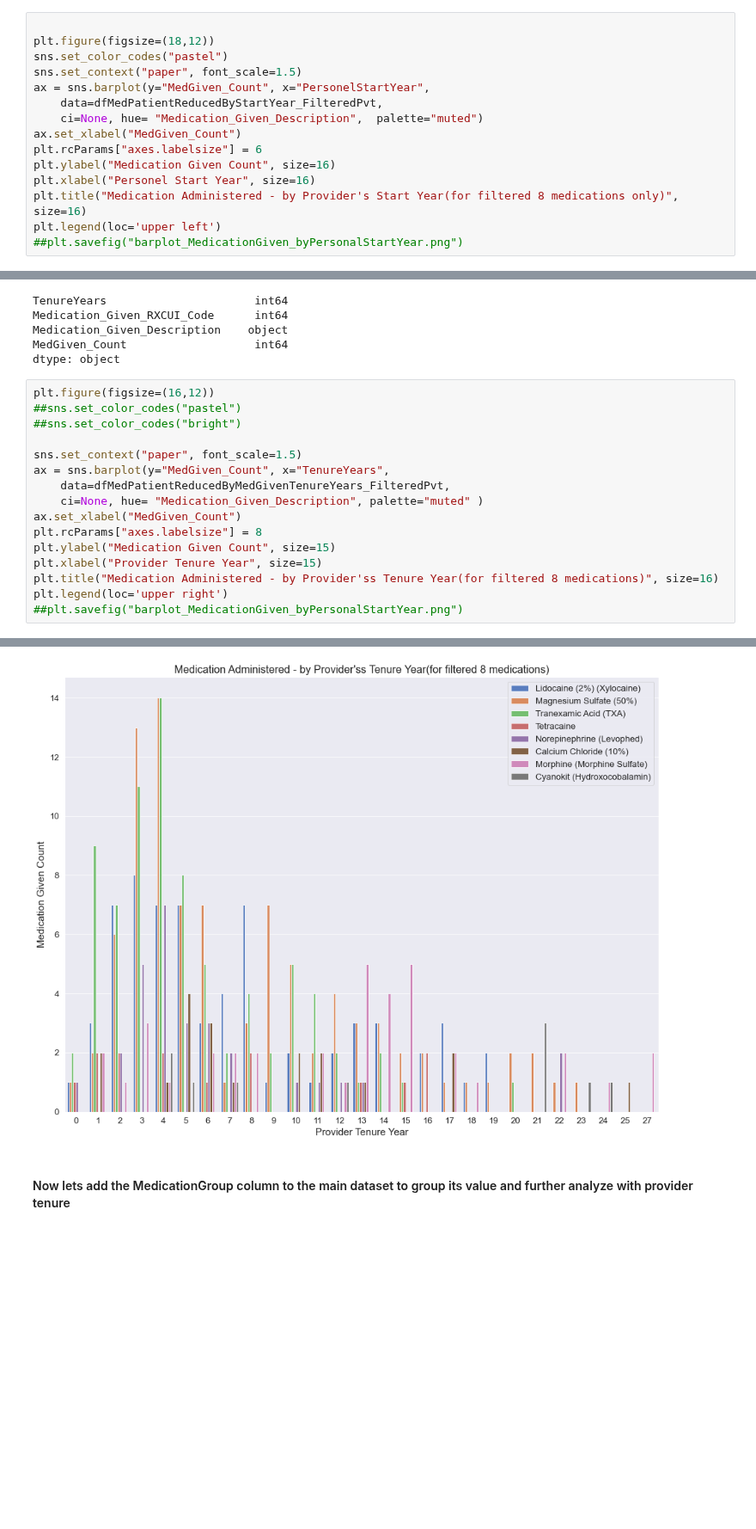
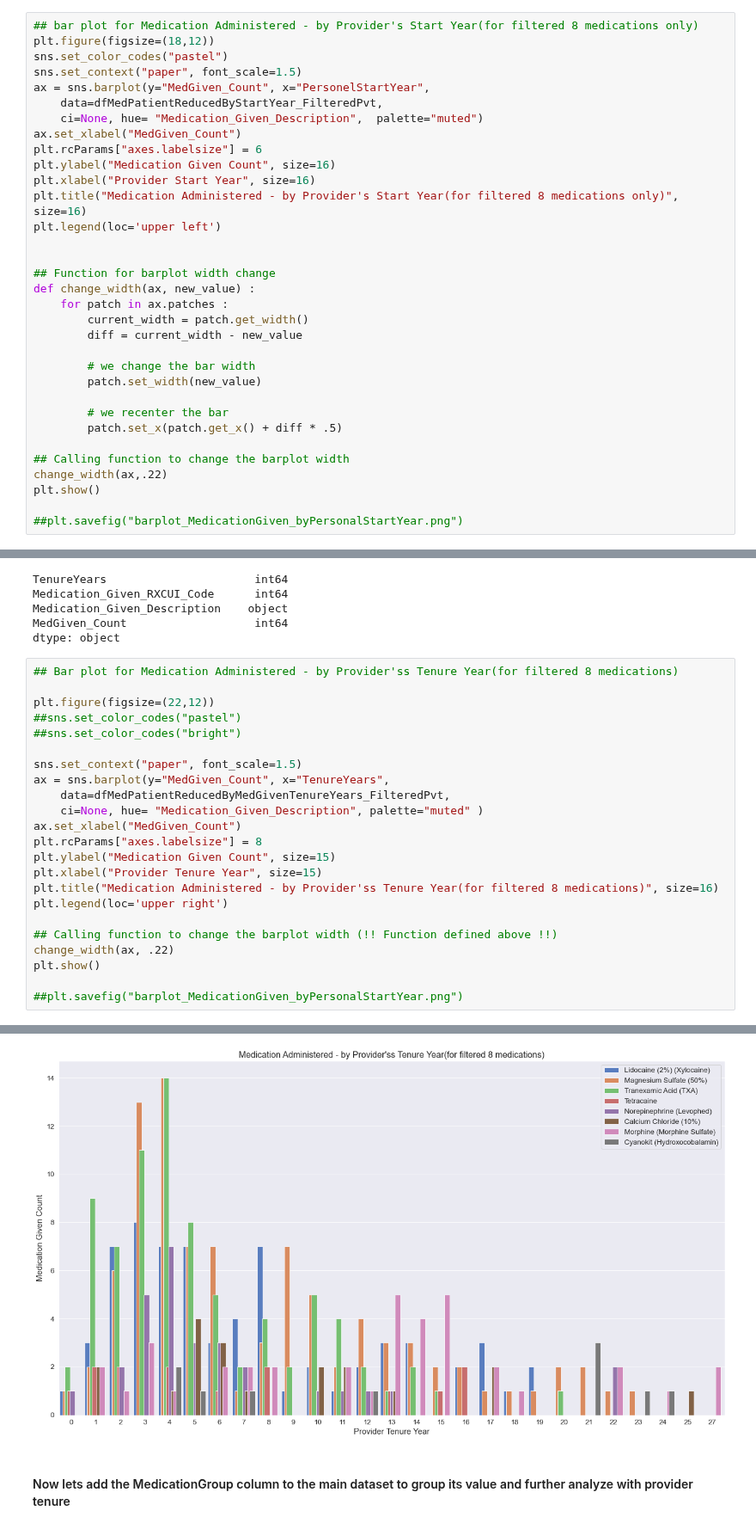
Before and after one commit to data-rescue/ems-analytics, a Jupyter notebook: notebooks/20210323-au-medication-tenure-relation.ipynb, the cells around one changed output, grey strips where cells are left out. Shown at 86% size. Cells and saved outputs as stored; diff of their text form; blank space fills up the shorter version.

Commit message:
Adding modified recent file and removing old files to archieve folder

```diff
--- a/notebooks/20210323-au-medication-tenure-relation.ipynb
+++ b/notebooks/20210323-au-medication-tenure-relation.ipynb
@@ -1019,7 +1015,7 @@ dfMedPatientReducedByMedGivenTenureYears_FilteredPvt
 | 114 | 27.0 | 7052 | Morphine (Morphine Sulfate) | 2 |
 115 rows × 4 columns
 # %%
-
+## bar plot for Medication Administered - by Provider's Start Year(for filtered 8 medications only)
 plt.figure(figsize=(18,12))
 sns.set_color_codes("pastel")
 sns.set_context("paper", font_scale=1.5)
@@ -1029,8 +1025,26 @@ ax = sns.barplot(y="MedGiven_Count", x="PersonelStartYear",
 ax.set_xlabel("MedGiven_Count")
 plt.rcParams["axes.labelsize"] = 6
 plt.ylabel("Medication Given Count", size=16)
-plt.xlabel("Personel Start Year", size=16)
+plt.xlabel("Provider Start Year", size=16)
 plt.title("Medication Administered - by Provider's Start Year(for filtered 8 medications only)", size=16)
 plt.legend(loc='upper left')
+
+
+## Function for barplot width change
+def change_width(ax, new_value) :
+    for patch in ax.patches :
+        current_width = patch.get_width()
+        diff = current_width - new_value
+
+        # we change the bar width
+        patch.set_width(new_value)
+
+        # we recenter the bar
+        patch.set_x(patch.get_x() + diff * .5)
+
+## Calling function to change the barplot width
+change_width(ax,.22)
+plt.show()
+
 ##plt.savefig("barplot_MedicationGiven_byPersonalStartYear.png")
 # %% [output]
@@ -1131,7 +1147,9 @@ Medication_Given_Description    object
 MedGiven_Count                   int64
 dtype: object
 # %%
-plt.figure(figsize=(16,12))
+## Bar plot for Medication Administered - by Provider'ss Tenure Year(for filtered 8 medications)
+
+plt.figure(figsize=(22,12))
 ##sns.set_color_codes("pastel")
 ##sns.set_color_codes("bright")
 
@@ -1145,5 +1163,10 @@ plt.ylabel("Medication Given Count", size=15)
 plt.xlabel("Provider Tenure Year", size=15)
 plt.title("Medication Administered - by Provider'ss Tenure Year(for filtered 8 medications)", size=16)
 plt.legend(loc='upper right')
+
+## Calling function to change the barplot width (!! Function defined above !!)
+change_width(ax, .22)
+plt.show()
+
 ##plt.savefig("barplot_MedicationGiven_byPersonalStartYear.png")
 # %% [output]
@@ -1151,4 +1173,4 @@ plt.legend(loc='upper right')
-[figure, old version]
+[figure, new version]
 # %% [markdown]
 #### Now lets add the MedicationGroup column to the main dataset to group its value and further analyze with provider tenure
 # %%
```
Also changed, not shown: parts of 26 cells of this notebook, 1 other file.
